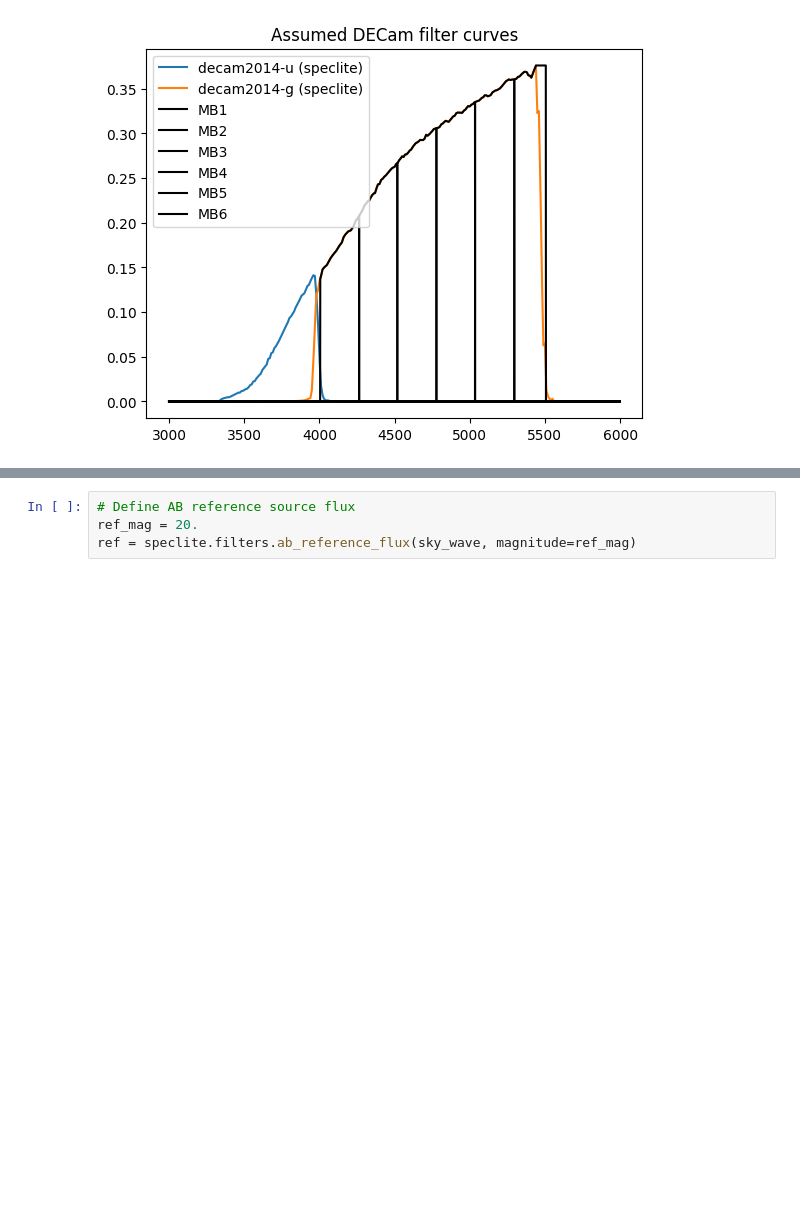
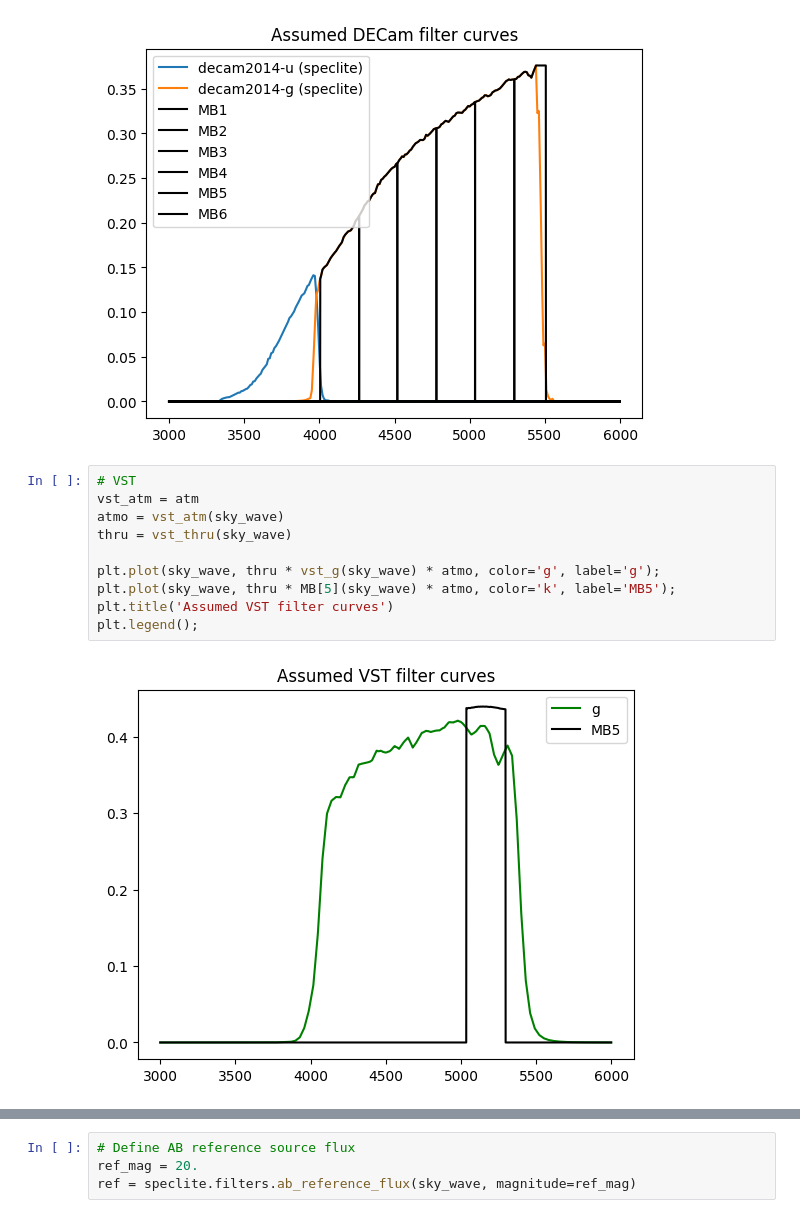
Before and after one commit to dstndstn/cfht-etc, a Jupyter notebook: spec-s5.ipynb, the cells around one changed output, grey strips where cells are left out. Saved outputs shown, nothing was run; the diff lists cells and outputs as text; blank space fills up the shorter version.

```diff
--- a/spec-s5.ipynb
+++ b/spec-s5.ipynb
@@ -527,3 +578,15 @@ plt.title('Assumed DECam filter curves')
 plt.legend(loc='upper left');
 # %% [output]
 [figure]
+# %%
+# VST
+vst_atm = atm
+atmo = vst_atm(sky_wave)
+thru = vst_thru(sky_wave)
+
+plt.plot(sky_wave, thru * vst_g(sky_wave) * atmo, color='g', label='g');
+plt.plot(sky_wave, thru * MB[5](sky_wave) * atmo, color='k', label='MB5');
+plt.title('Assumed VST filter curves')
+plt.legend();
+# %% [output]
+[figure, added]
```
Also changed, not shown: parts of 26 cells of this notebook.
